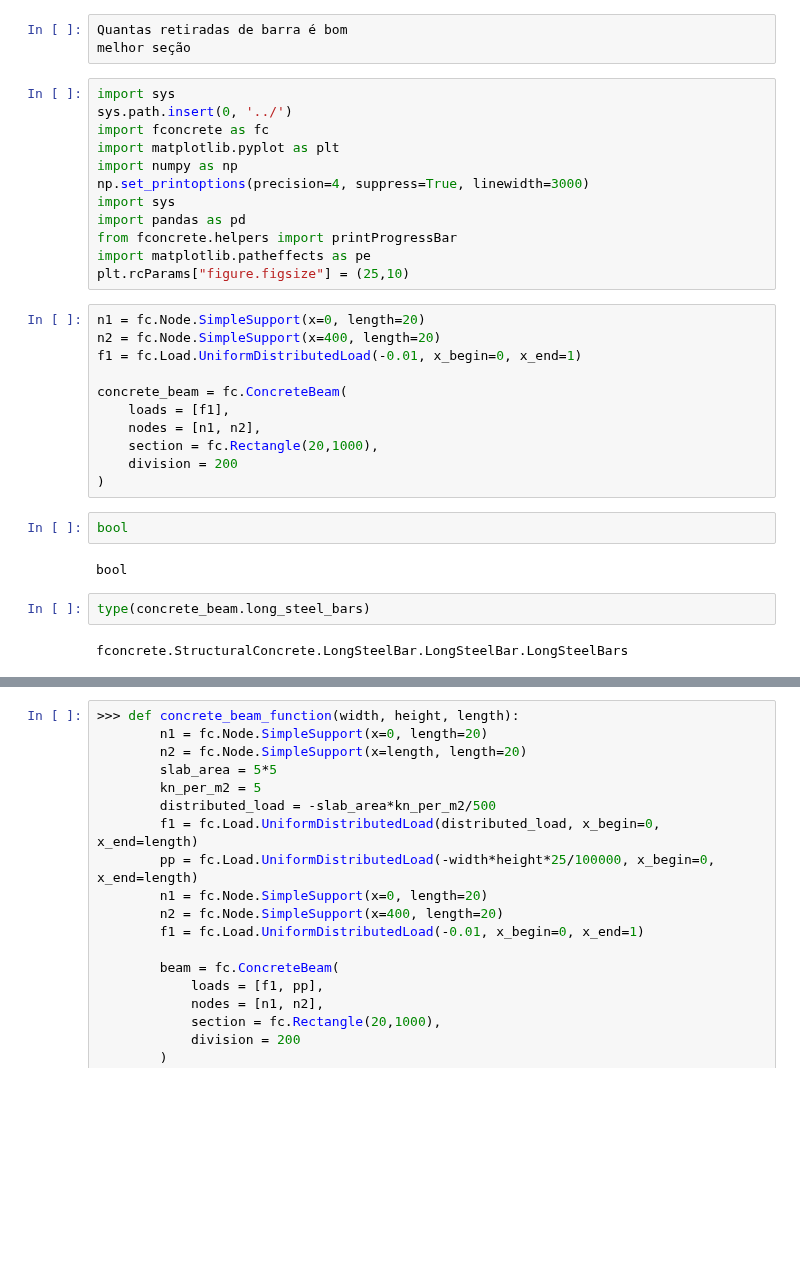
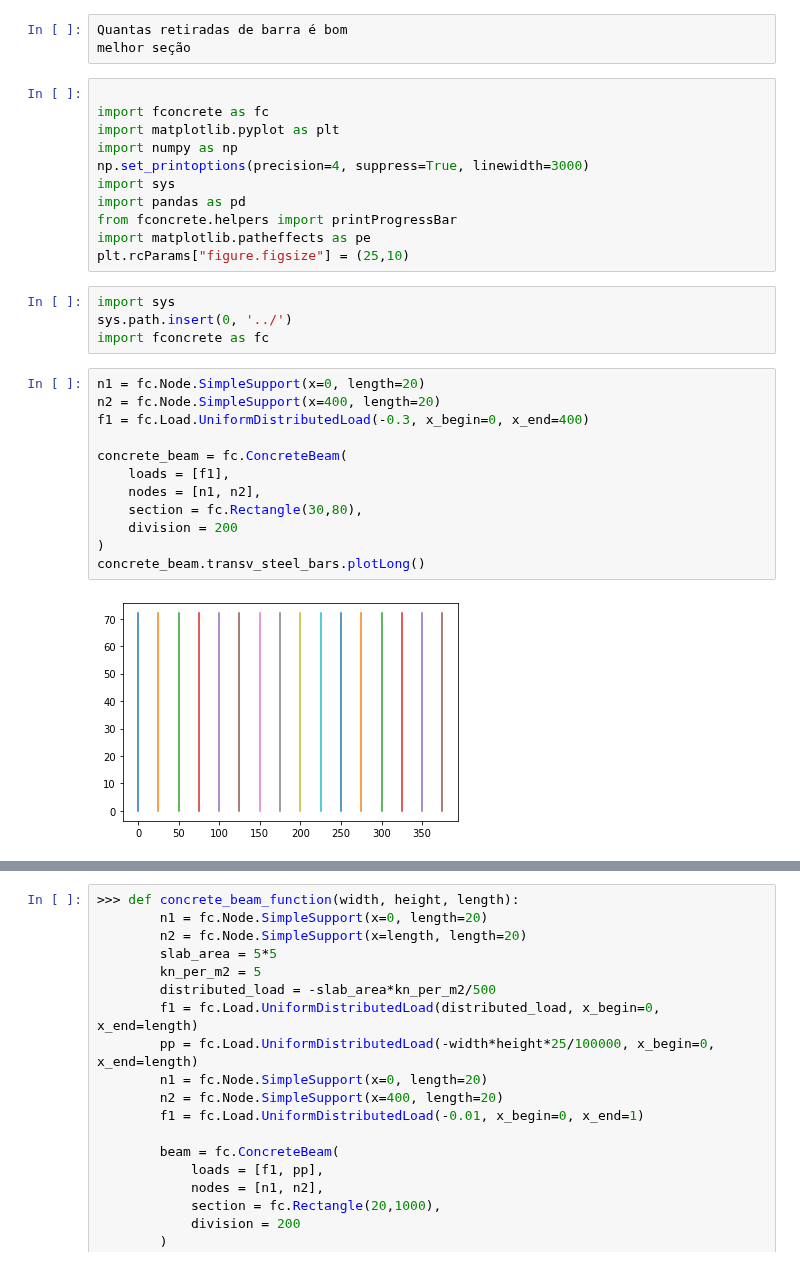
Before and after one commit to luisggc/FConcrete, a Jupyter notebook: examples/Hiper.ipynb, the cells around one changed output, grey strips where cells are left out. Cells and saved outputs as stored; diff of their text form; blank space fills up the shorter version.

Commit message:
Concrete beam usage example

```diff
--- a/examples/Hiper.ipynb
+++ b/examples/Hiper.ipynb
@@ -2,8 +2,7 @@
 Quantas retiradas de barra é bom
 melhor seção
 # %%
-import sys
-sys.path.insert(0, '../')
+
 import fconcrete as fc
 import matplotlib.pyplot as plt
 import numpy as np
@@ -13,22 +12,21 @@ import pandas as pd
 from fconcrete.helpers import printProgressBar
 import matplotlib.patheffects as pe
 plt.rcParams["figure.figsize"] = (25,10)
+# %%
+import sys
+sys.path.insert(0, '../')
+import fconcrete as fc
 # %%
 n1 = fc.Node.SimpleSupport(x=0, length=20)
 n2 = fc.Node.SimpleSupport(x=400, length=20)
-f1 = fc.Load.UniformDistributedLoad(-0.01, x_begin=0, x_end=1)
+f1 = fc.Load.UniformDistributedLoad(-0.3, x_begin=0, x_end=400)
 
 concrete_beam = fc.ConcreteBeam(
     loads = [f1],
     nodes = [n1, n2],
-    section = fc.Rectangle(20,1000),
+    section = fc.Rectangle(30,80),
     division = 200
 )
+concrete_beam.transv_steel_bars.plotLong()
+# %% [output]
+[figure, added]
-# %%
-bool
-# %% [output]
-bool
-# %%
-type(concrete_beam.long_steel_bars)
-# %% [output]
-fconcrete.StructuralConcrete.LongSteelBar.LongSteelBar.LongSteelBars
```
Also changed, not shown: parts of 6 cells of this notebook, 4 other files.
